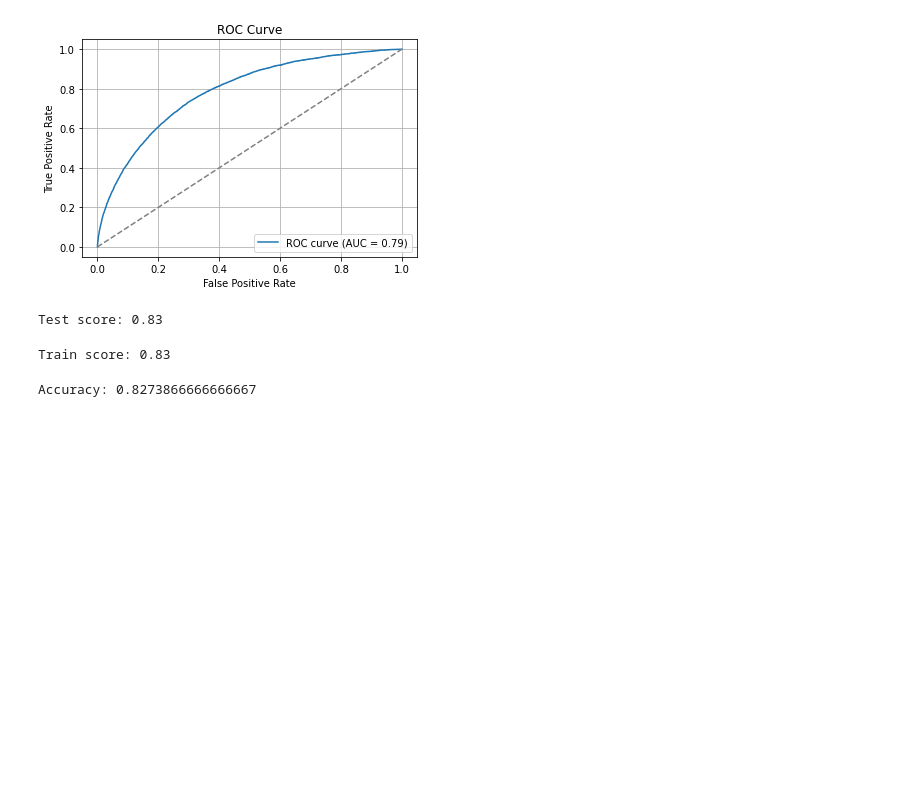
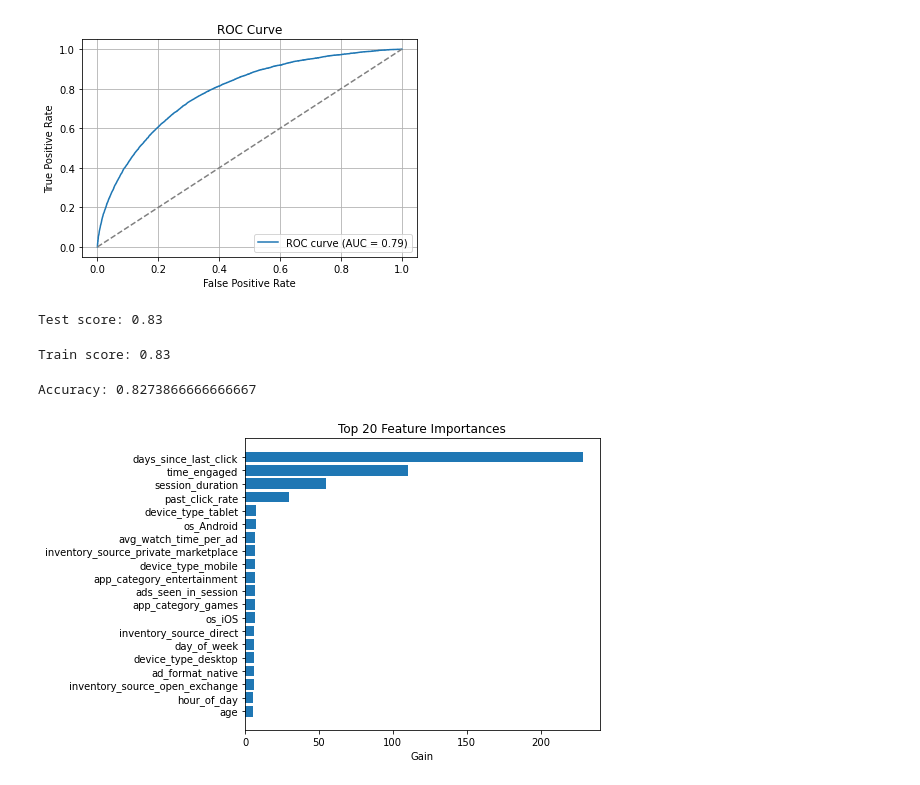
Before and after one commit to jaivardhanschauhan/MLprojects, a Jupyter notebook: highvalue_users/XGBoost.ipynb, the cells around one changed output. Cells and saved outputs as stored; diff of their text form; code cells hidden in the pictures; blank space fills up the shorter version.

```diff
--- a/highvalue_users/XGBoost.ipynb
+++ b/highvalue_users/XGBoost.ipynb
@@ -1,6 +1,6 @@
 # %%
 import pandas as pd
-df = pd.read_csv("Dummy_Advertising_Dataset__250K_rows_.csv")
+df = pd.read_csv("ad_campaign2024.csv")
 df.head()
 # %% [output]
 |  | hour_of_day | day_of_week | inventory_source | app_category | device_type | os | age | gender | ... |
@@ -159,3 +159,23 @@ lr.fit(X_train, y_train)
 print("Accuracy:", lr.score(X_test, y_test))
 # %% [output]
 Accuracy: 0.8273866666666667
+# %%
+# 1. Get importances (gain is usually the most useful)
+booster = xgb_clf.get_booster()
+scores  = booster.get_score(importance_type='gain')
+
+# 2. Turn into sorted lists
+features, gains = zip(*sorted(scores.items(), key=lambda x: x[1], reverse=True))
+features = np.array(features)[:20]   # top 20
+gains    = np.array(gains)[:20]
+
+# 3. Plot
+plt.figure(figsize=(8, 5))
+plt.barh(range(len(features))[::-1], gains)           # horizontal bars, descending
+plt.yticks(range(len(features))[::-1], features)
+plt.xlabel('Gain')
+plt.title('Top 20 Feature Importances')
+plt.tight_layout()
+plt.show()
+# %% [output]
+[figure, added]
```
Also changed, not shown: parts of 3 cells of this notebook.
